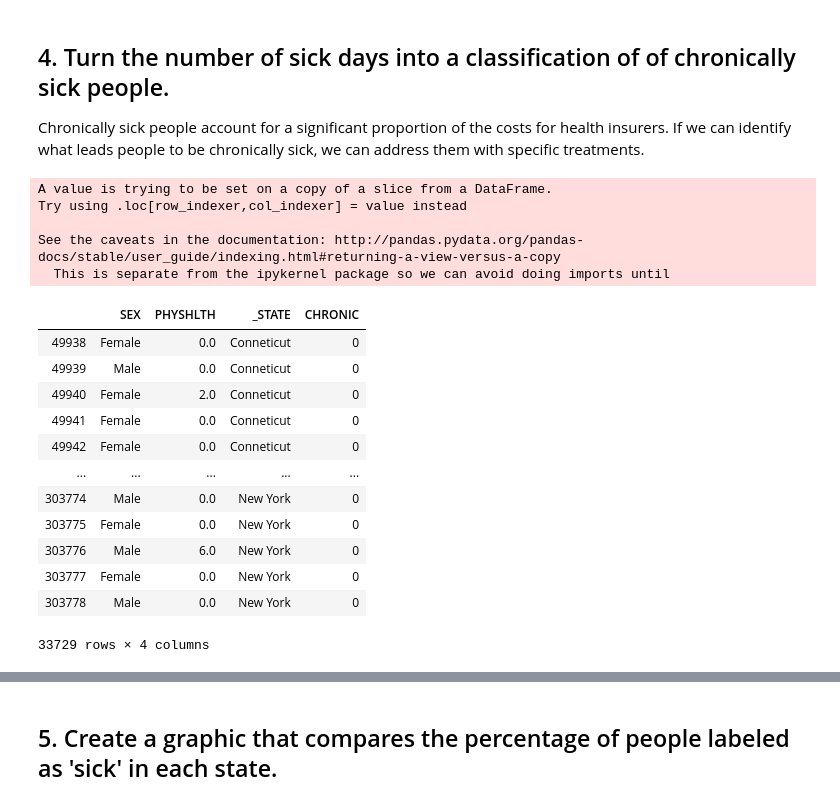
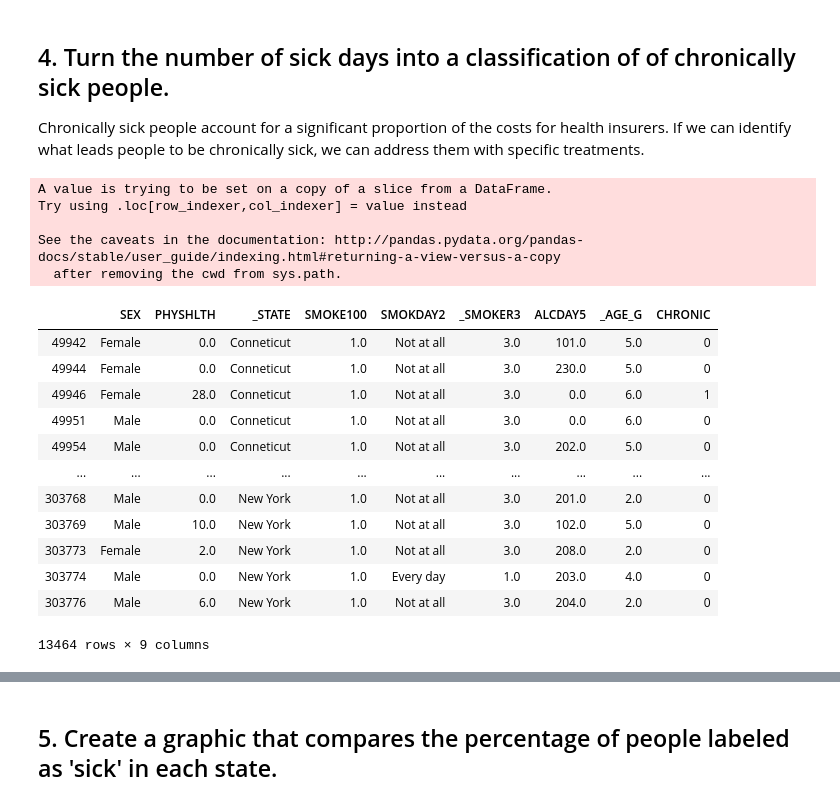
Before and after one commit to fragmento/nyc-ds-111819-lectures, a Jupyter notebook: Mod_1/case_study/Data_Exploration_Applied.ipynb, the cells around one changed output, grey strips where cells are left out. Drawn from its saved outputs; the diff is of its cells as text; code cells hidden in the pictures.

```diff
--- a/Mod_1/case_study/Data_Exploration_Applied.ipynb
+++ b/Mod_1/case_study/Data_Exploration_Applied.ipynb
@@ -23,5 +37,5 @@ df.shape
 # %%
-new_df = df[['SEX','PHYSHLTH','_STATE']]
+new_df = df[['SEX','PHYSHLTH','_STATE','SMOKE100','SMOKDAY2','_SMOKER3','ALCDAY5','_AGE_G']]
 # %%
 new_df.head(5)
 # %% [output]
@@ -328,26 +341,26 @@ Chronically sick people account for a significant proportion of the costs for he
 # %%
 # code to create new colum for chronically sick
 
 
-new_df_sex['CHRONIC'] = np.where(new_df_sex['PHYSHLTH'] >= 20, 1, 0)
+new_df_sex['CHRONIC'] = np.where(new_df_sex['PHYSHLTH'] >= 15, 1, 0)
 
 new_df_sex
 # %% [output]
 A value is trying to be set on a copy of a slice from a DataFrame.
 Try using .loc[row_indexer,col_indexer] = value instead
 
 See the caveats in the documentation: http://pandas.pydata.org/pandas-docs/stable/user_guide/indexing.html#returning-a-view-versus-a-copy
-  This is separate from the ipykernel package so we can avoid doing imports until
+  after removing the cwd from sys.path.
-|  | SEX | PHYSHLTH | _STATE | CHRONIC |
-| 49938 | Female | 0.0 | Conneticut | 0 |
-| 49939 | Male | 0.0 | Conneticut | 0 |
-| 49940 | Female | 2.0 | Conneticut | 0 |
-| 49941 | Female | 0.0 | Conneticut | 0 |
-| 49942 | Female | 0.0 | Conneticut | 0 |
-| ... | ... | ... | ... | ... |
-| 303774 | Male | 0.0 | New York | 0 |
-| 303775 | Female | 0.0 | New York | 0 |
-| 303776 | Male | 6.0 | New York | 0 |
-| 303777 | Female | 0.0 | New York | 0 |
-| 303778 | Male | 0.0 | New York | 0 |
+|  | SEX | PHYSHLTH | _STATE | SMOKE100 | SMOKDAY2 | _SMOKER3 | ALCDAY5 | _AGE_G | CHRONIC |
+| 49942 | Female | 0.0 | Conneticut | 1.0 | Not at all | 3.0 | 101.0 | 5.0 | 0 |
+| 49944 | Female | 0.0 | Conneticut | 1.0 | Not at all | 3.0 | 230.0 | 5.0 | 0 |
+| 49946 | Female | 28.0 | Conneticut | 1.0 | Not at all | 3.0 | 0.0 | 6.0 | 1 |
+| 49951 | Male | 0.0 | Conneticut | 1.0 | Not at all | 3.0 | 0.0 | 6.0 | 0 |
+| 49954 | Male | 0.0 | Conneticut | 1.0 | Not at all | 3.0 | 202.0 | 5.0 | 0 |
+| ... | ... | ... | ... | ... | ... | ... | ... | ... | ... |
+| 303768 | Male | 0.0 | New York | 1.0 | Not at all | 3.0 | 201.0 | 2.0 | 0 |
+| 303769 | Male | 10.0 | New York | 1.0 | Not at all | 3.0 | 102.0 | 5.0 | 0 |
+| 303773 | Female | 2.0 | New York | 1.0 | Not at all | 3.0 | 208.0 | 2.0 | 0 |
+| 303774 | Male | 0.0 | New York | 1.0 | Every day | 1.0 | 203.0 | 4.0 | 0 |
+| 303776 | Male | 6.0 | New York | 1.0 | Not at all | 3.0 | 204.0 | 2.0 | 0 |
-33729 rows × 4 columns
+13464 rows × 9 columns
```
Also changed, not shown: parts of 43 cells of this notebook.
